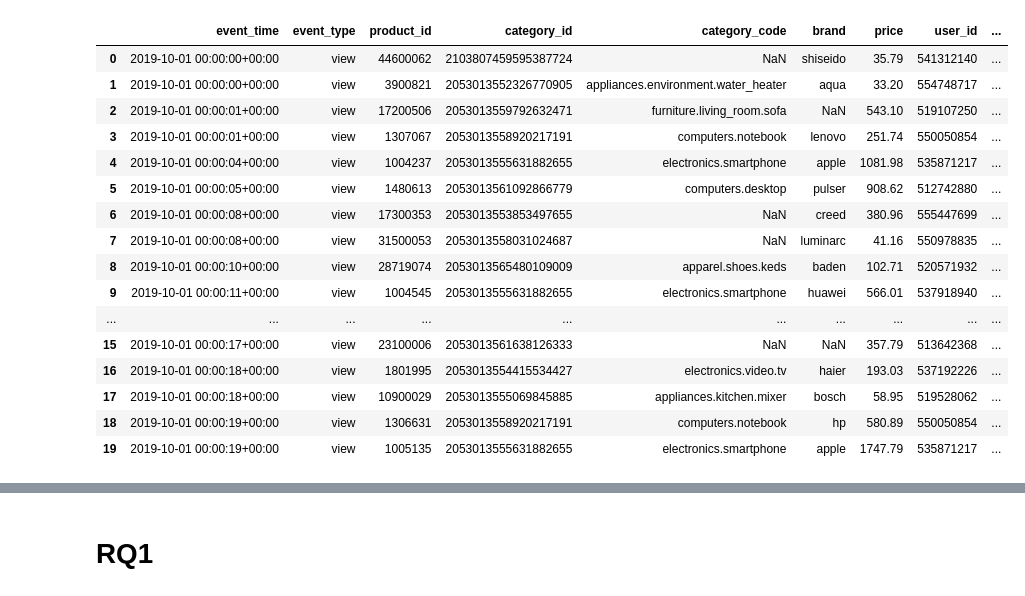
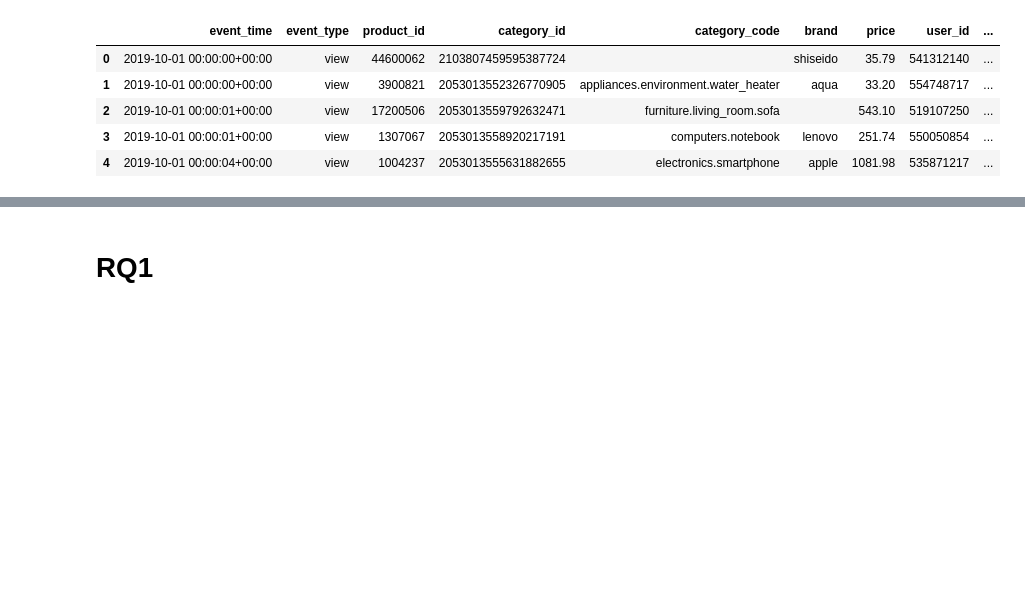
Before and after one commit to LA200/ADM_HW2, a Jupyter notebook: HW2 ADM.ipynb, the cells around one changed output, grey strips where cells are left out. Cells and saved outputs as stored; diff of their text form; code cells hidden in the pictures; blank space fills up the shorter version.

```diff
--- a/HW2 ADM.ipynb
+++ b/HW2 ADM.ipynb
@@ -22,27 +26,51 @@ df_labels = ['2019-Oct', '2019-Nov']
+# %%
+def get_file_path(df_label='2019-Oct', aws=False):
+    if aws:
+        return f"s3://sapienza2020adm/ecommerce/{df_label}.csv"
+    return f"datasets/{df_label}.csv"
+# %%
+deafult_chunksize = 10_000
+default_nrows = 100_000
+default_file_label = df_labels[0]
+default_aws = False
+# %%
+def read_csv(
+    df_label: str = default_file_label,
+    aws: bool = default_aws,
+    chunksize: int = deafult_chunksize,
+    nrows: int = default_nrows,
+    usecols: list = None,
+    dtype: dict = None,
+    parse_dates: list = False,
+    date_parser=None
+):
+    return pd.read_csv(
+        get_file_path(df_label=df_label, aws=aws),
+        usecols=usecols,
+        dtype=dtype,
+        engine='c',
+        na_filter=False,
+        memory_map=True,
+        chunksize=chunksize,
+        nrows=nrows,
+        parse_dates=parse_dates,
+        date_parser=date_parser
+    )
 # %%
-# TO DO: remove, not used
-october_df = pd.read_csv(
-    "datasets/2019-Oct.csv",
+# Display some rows to see the structure
+local_n_rows = 5
+october_df = read_csv(
+    df_label='2019-Oct',
     parse_dates=['event_time'],
     date_parser=pd.to_datetime,
-    nrows=1000
+    chunksize=None,  # without chunks
+    nrows=local_n_rows
 )
-october_df.head(20)
+october_df.head(local_n_rows)
 # %% [output]
 |  | event_time | event_type | product_id | category_id | category_code | brand | price | user_id | ... |
-| 0 | 2019-10-01 00:00:00+00:00 | view | 44600062 | 2103807459595387724 | NaN | shiseido | 35.79 | 541312140 | ... |
+| 0 | 2019-10-01 00:00:00+00:00 | view | 44600062 | 2103807459595387724 |  | shiseido | 35.79 | 541312140 | ... |
 | 1 | 2019-10-01 00:00:00+00:00 | view | 3900821 | 2053013552326770905 | appliances.environment.water_heater | aqua | 33.20 | 554748717 | ... |
-| 2 | 2019-10-01 00:00:01+00:00 | view | 17200506 | 2053013559792632471 | furniture.living_room.sofa | NaN | 543.10 | 519107250 | ... |
+| 2 | 2019-10-01 00:00:01+00:00 | view | 17200506 | 2053013559792632471 | furniture.living_room.sofa |  | 543.10 | 519107250 | ... |
 | 3 | 2019-10-01 00:00:01+00:00 | view | 1307067 | 2053013558920217191 | computers.notebook | lenovo | 251.74 | 550050854 | ... |
 | 4 | 2019-10-01 00:00:04+00:00 | view | 1004237 | 2053013555631882655 | electronics.smartphone | apple | 1081.98 | 535871217 | ... |
-| 5 | 2019-10-01 00:00:05+00:00 | view | 1480613 | 2053013561092866779 | computers.desktop | pulser | 908.62 | 512742880 | ... |
-| 6 | 2019-10-01 00:00:08+00:00 | view | 17300353 | 2053013553853497655 | NaN | creed | 380.96 | 555447699 | ... |
-| 7 | 2019-10-01 00:00:08+00:00 | view | 31500053 | 2053013558031024687 | NaN | luminarc | 41.16 | 550978835 | ... |
-| 8 | 2019-10-01 00:00:10+00:00 | view | 28719074 | 2053013565480109009 | apparel.shoes.keds | baden | 102.71 | 520571932 | ... |
-| 9 | 2019-10-01 00:00:11+00:00 | view | 1004545 | 2053013555631882655 | electronics.smartphone | huawei | 566.01 | 537918940 | ... |
-| ... | ... | ... | ... | ... | ... | ... | ... | ... | ... |
-| 15 | 2019-10-01 00:00:17+00:00 | view | 23100006 | 2053013561638126333 | NaN | NaN | 357.79 | 513642368 | ... |
-| 16 | 2019-10-01 00:00:18+00:00 | view | 1801995 | 2053013554415534427 | electronics.video.tv | haier | 193.03 | 537192226 | ... |
-| 17 | 2019-10-01 00:00:18+00:00 | view | 10900029 | 2053013555069845885 | appliances.kitchen.mixer | bosch | 58.95 | 519528062 | ... |
-| 18 | 2019-10-01 00:00:19+00:00 | view | 1306631 | 2053013558920217191 | computers.notebook | hp | 580.89 | 550050854 | ... |
-| 19 | 2019-10-01 00:00:19+00:00 | view | 1005135 | 2053013555631882655 | electronics.smartphone | apple | 1747.79 | 535871217 | ... |
```
Also changed, not shown: parts of 24 cells of this notebook.
